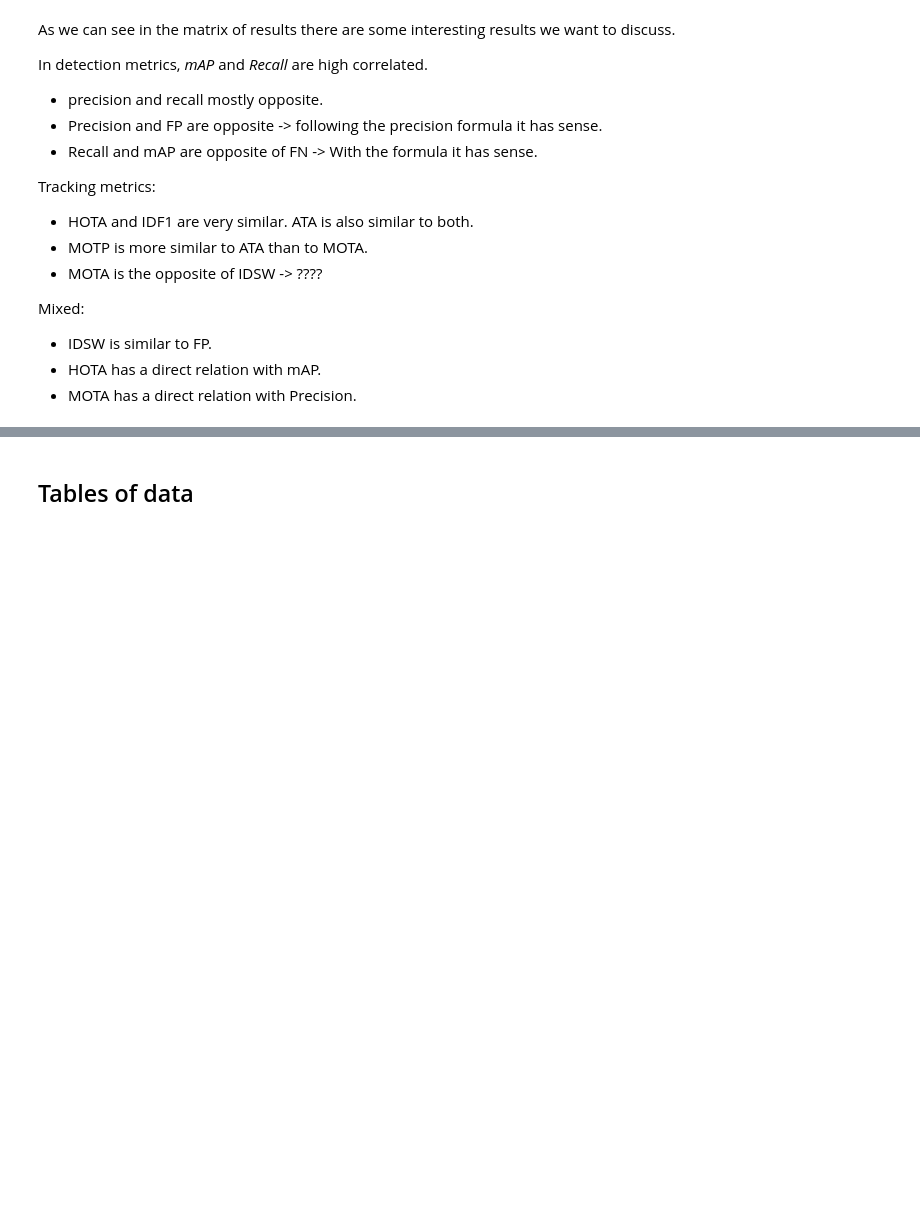
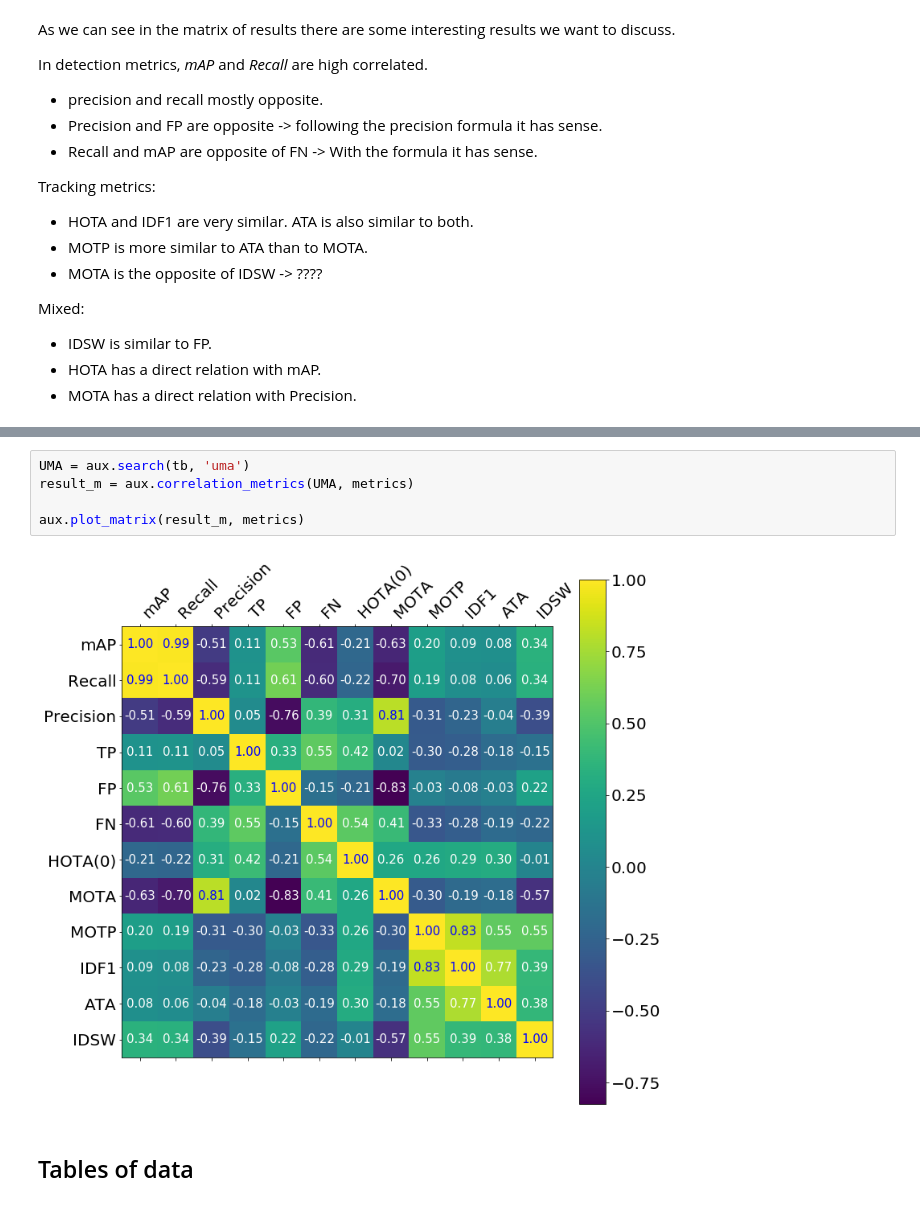
Before and after one commit to JorgeMunnozAguado/MOT-experimental-framework, a Jupyter notebook: analysis/Comparison.ipynb, the cells around one changed output, grey strips where cells are left out. Saved outputs shown, nothing was run; the diff lists cells and outputs as text; blank space fills up the shorter version.

```diff
--- a/analysis/Comparison.ipynb
+++ b/analysis/Comparison.ipynb
@@ -71,3 +106,10 @@ aux.plot_matrix(result_m, metrics)
+# %%
+UMA = aux.search(tb, 'uma')
+result_m = aux.correlation_metrics(UMA, metrics)
+
+aux.plot_matrix(result_m, metrics)
+# %% [output]
+[figure, added]
 # %% [markdown]
 ## Tables of data
 # %%
```
Also changed, not shown: parts of 6 cells of this notebook, 7 other files.
